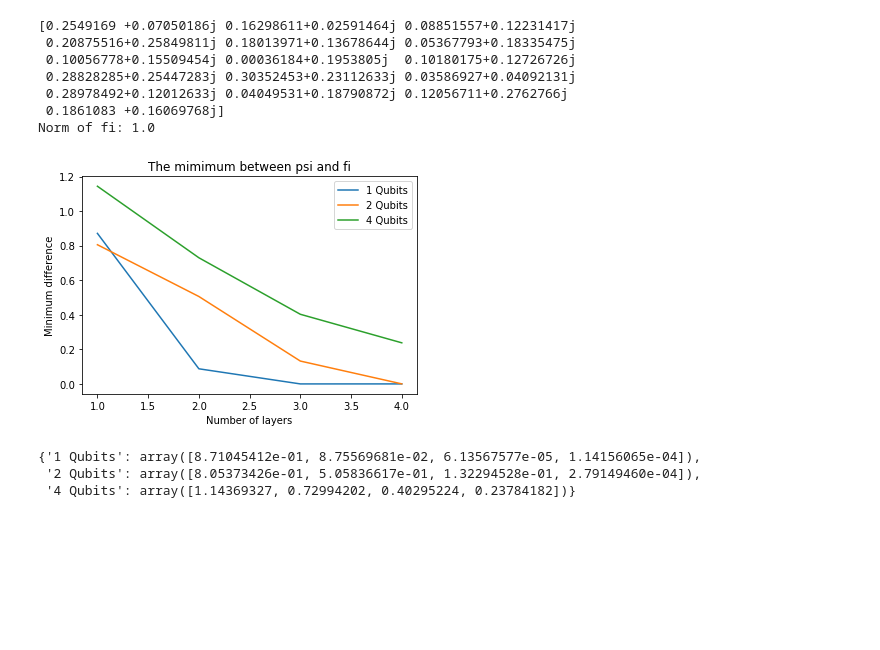
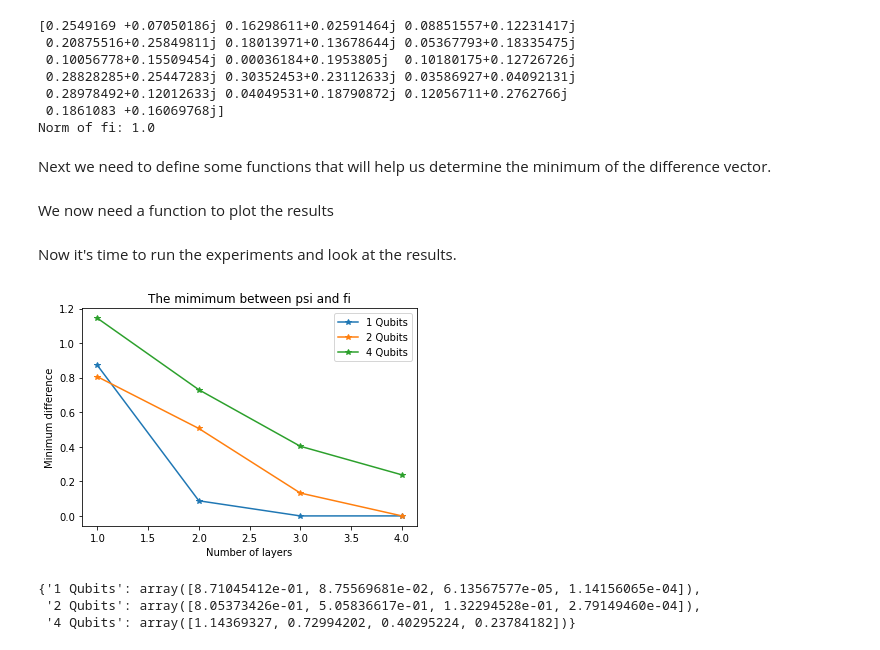
Before and after one commit to sorin-bolos/qosf_mentorship, a Jupyter notebook: Problem1.ipynb, the cells around one changed output. Cells and saved outputs as stored; diff of their text form; code cells hidden in the pictures; blank space fills up the shorter version.

```diff
--- a/Problem1.ipynb
+++ b/Problem1.ipynb
@@ -81,5 +122,7 @@ print(f'Norm of fi: {np.linalg.norm(fi)}')
  0.28978492+0.12012633j 0.04049531+0.18790872j 0.12056711+0.2762766j
  0.1861083 +0.16069768j]
 Norm of fi: 1.0
+# %% [markdown]
+Next we need to define some functions that will help us determine the minimum of the difference vector.
 # %%
 def cost(flattenedThetas, numQubits, numLayers, fi):
@@ -114,29 +187,37 @@ def doExperiments(qubitCounts, layerCounts, numTries, method):
             results[label][i] = getMinimum(numQubits, numLayers, fi, numTries, method)
 
     return results
+# %% [markdown]
+We now need a function to plot the results
 # %%
-def plot(results, layersTried):
-    x = range(1, layersTried+1)
-
+def plot(results, layerCounts):
+    '''
+    Plots the results.
+    Parameters:
+        reults - the output of the `doExperiments` method
+        layerCounts - an array containing different number of layers used
+    '''
     for key in results.keys():
         y = results[key]
-        plt.plot(x, y, label=key)
+        plt.plot(layerCounts, y, '-*', label=key)
 
     plt.xlabel('Number of layers')
     plt.ylabel('Minimum difference')
     plt.title('The mimimum between psi and fi')
     plt.legend()
     plt.show()
+# %% [markdown]
+Now it's time to run the experiments and look at the results.
 # %%
 qubitCounts = [1,2,4]
 layerCounts = [1,2,3,4]
 numTries = 3
-method = 'COBYLA'
+method = 'COBYLA' #or 'Nelder-Mead'
 
 results = doExperiments(qubitCounts, layerCounts, numTries, method)
-plot(results, len(layerCounts))
+plot(results, layerCounts)
 # %% [output]
-[figure, old version]
+[figure, new version]
 # %%
 results
 # %% [output]
```
Also changed, not shown: parts of 7 cells of this notebook.
